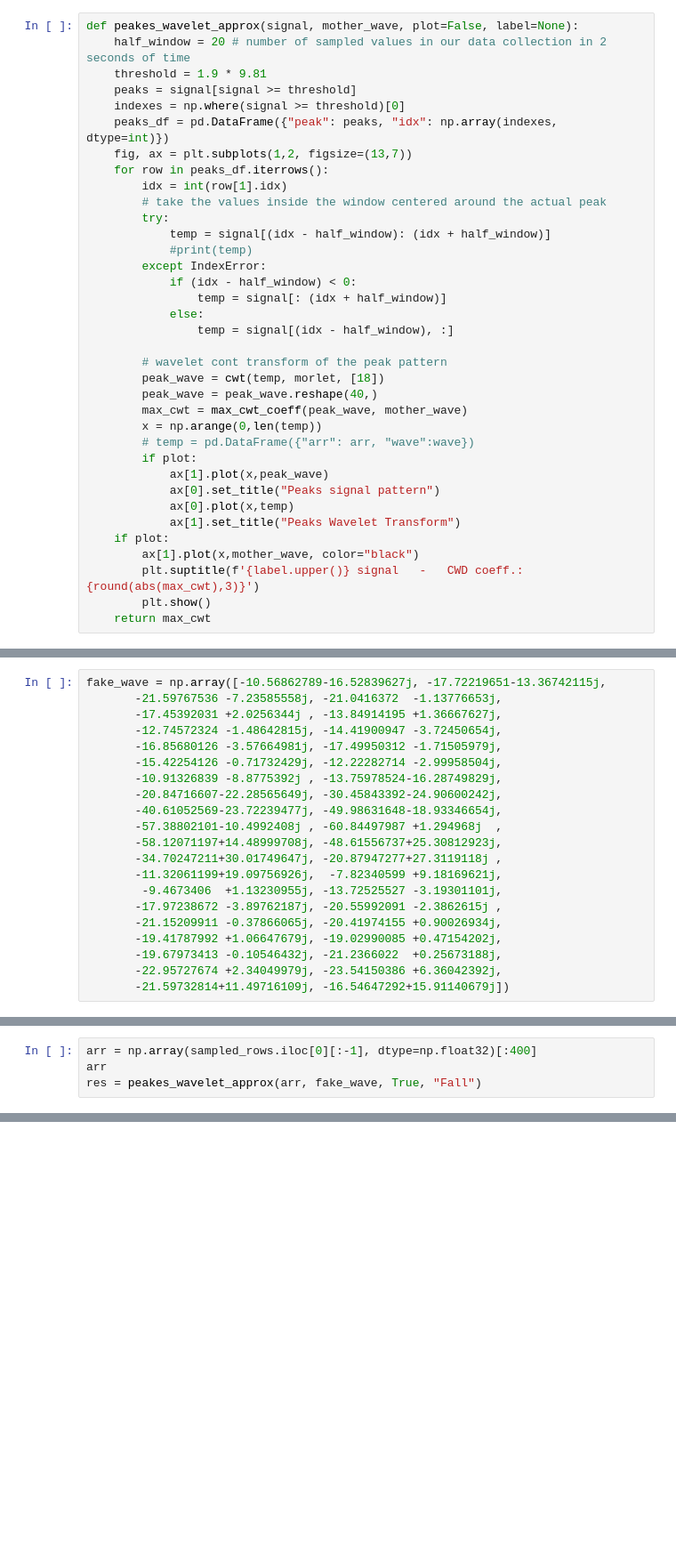
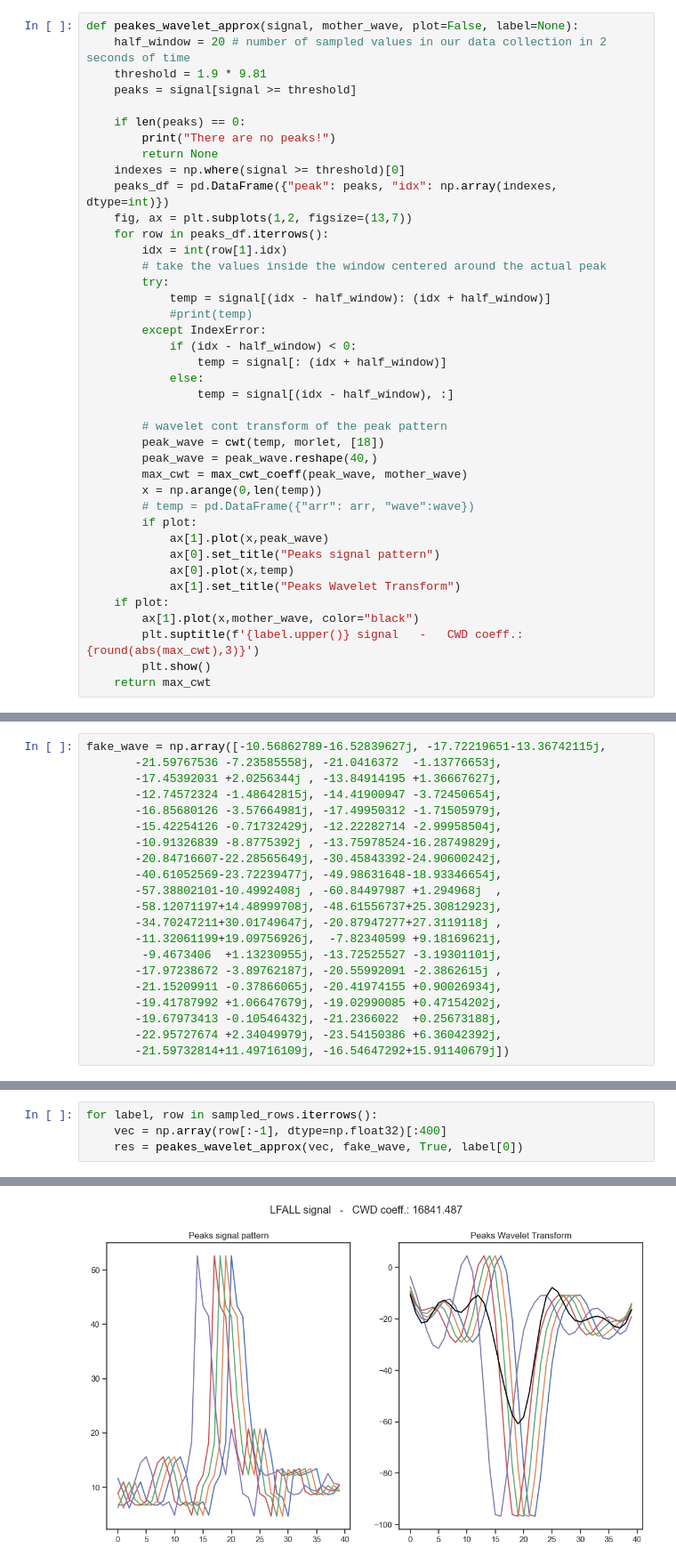
Before and after one commit to nicolagrieco00/Fall_or_not_to_fall, a Jupyter notebook: first_algo.ipynb, the cells around one changed output, grey strips where cells are left out. Shown at 89% size. Saved outputs shown, nothing was run; the diff lists cells and outputs as text; blank space fills up the shorter version.

Commit message:
additional plots with fake wave

```diff
--- a/first_algo.ipynb
+++ b/first_algo.ipynb
@@ -506,6 +506,10 @@ def peakes_wavelet_approx(signal, mother_wave, plot=False, label=None):
     half_window = 20 # number of sampled values in our data collection in 2 seconds of time
     threshold = 1.9 * 9.81
     peaks = signal[signal >= threshold]
+
+    if len(peaks) == 0:
+        print("There are no peaks!")
+        return None
     indexes = np.where(signal >= threshold)[0]
     peaks_df = pd.DataFrame({"peak": peaks, "idx": np.array(indexes, dtype=int)})
     fig, ax = plt.subplots(1,2, figsize=(13,7))
@@ -561,6 +571,7 @@ fake_wave = np.array([-10.56862789-16.52839627j, -17.72219651-13.36742115j,
 # %%
-arr = np.array(sampled_rows.iloc[0][:-1], dtype=np.float32)[:400]
-arr
-res = peakes_wavelet_approx(arr, fake_wave, True, "Fall")
+for label, row in sampled_rows.iterrows():
+    vec = np.array(row[:-1], dtype=np.float32)[:400]
+    res = peakes_wavelet_approx(vec, fake_wave, True, label[0])
 # %% [output]
 [figure]
+[figure, added]
```
Also changed, not shown: parts of 6 cells of this notebook.
